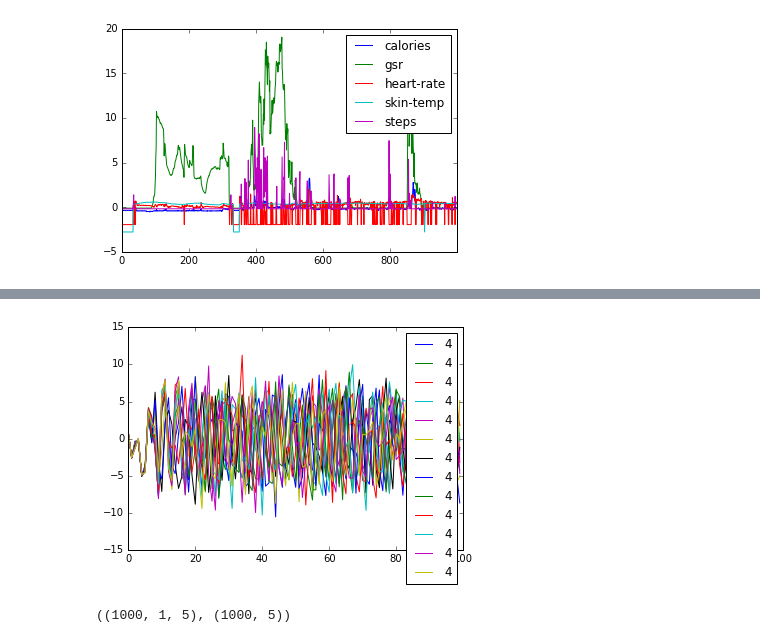
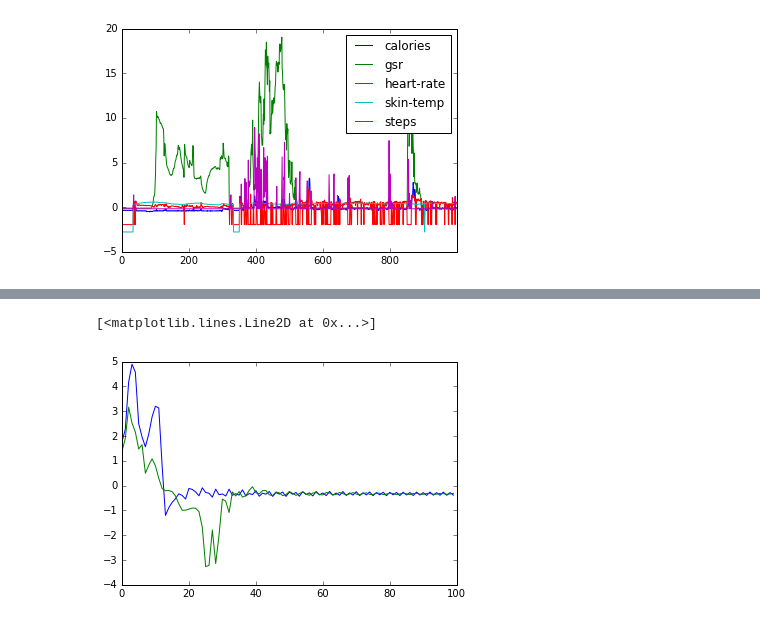
Before and after one commit to arasdar/DL, a Jupyter notebook: DRNN-smartwatch.ipynb, the cells around one changed output, grey strips where cells are left out. Cells and saved outputs as stored; diff of their text form; code cells hidden in the pictures.

Commit message:
DRNN-smartwatch is trained, validated, and tested for prediction.

```diff
--- a/DRNN-smartwatch.ipynb
+++ b/DRNN-smartwatch.ipynb
@@ -282,10 +286,10 @@ def adam_rnn(nn, X_train, Y_train, X_valid, Y_valid, X_test, alpha, mb_size, n_i
     return nn
 # %%
 # hyper parameters
-n_iter = 100 # epochs
+n_iter = 10000 # epochs
 alpha = 1e-3 # learning_rate
-print_after = 1 # print lossof train, valid, or test
-time_step = 1000 # width of the model or minibatch size
+print_after = 1000 # print lossof train, valid, or test
+time_step = 100 # width of the model or minibatch size
 num_hidden_units = 64 # width of the hidden layers or number of hidden units in hidden layer
 num_hidden_layers = 1 # depth or number of hidden layer
 num_input_units = X_train.shape[1] # number of input features/dimensions
@@ -357,21 +331,16 @@ for idx in range(13):
-# %%
-# Displaying the predictionspred = np.array(net.predictions)
-pred = np.array(net.predictions)
-for idx in range(13):
-    plt.plot(pred[idx, :, :, 4], label='4')
-    plt.legend()
-# %% [output]
-[figure, removed]
 # %%
-mb = get_minibatch(X=X_train, y=Y_train, minibatch_size=time_step, shuffle=False)
+mb = get_minibatch(X=X_test, y=Y_test, minibatch_size=time_step, shuffle=False)
 # len(mb)
 X, Y = mb[len(mb)//100]
 X.shape, Y.shape
 state = net.initial_state()
 X_test = net.test(X_seed=X[0], h=state, size=time_step)
 # len(X_test)
 X_test = np.array(X_test)
 X = np.array(X)
 X_test.shape, X.shape
+plt.plot(X_test[:, :, 0], label='X_test')
+plt.plot(X[:, :, 0], label='X')
 # %% [output]
-((1000, 1, 5), (1000, 5))
+[<matplotlib.lines.Line2D at 0x...>]
+[figure, added]
```
Also changed, not shown: parts of 8 cells of this notebook.
